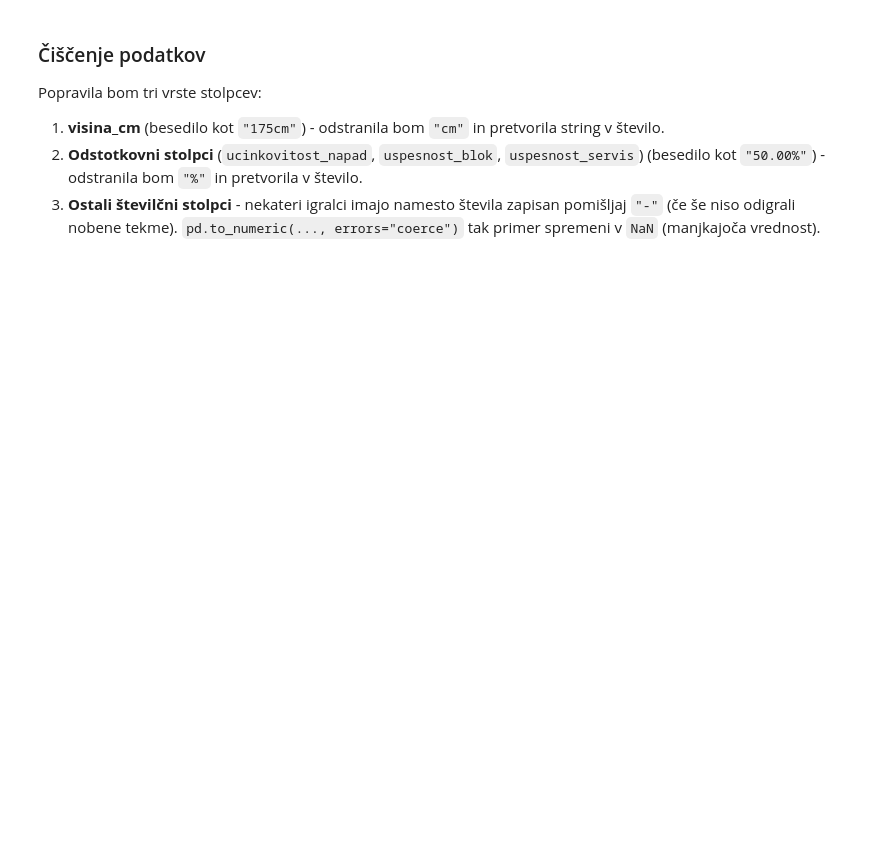
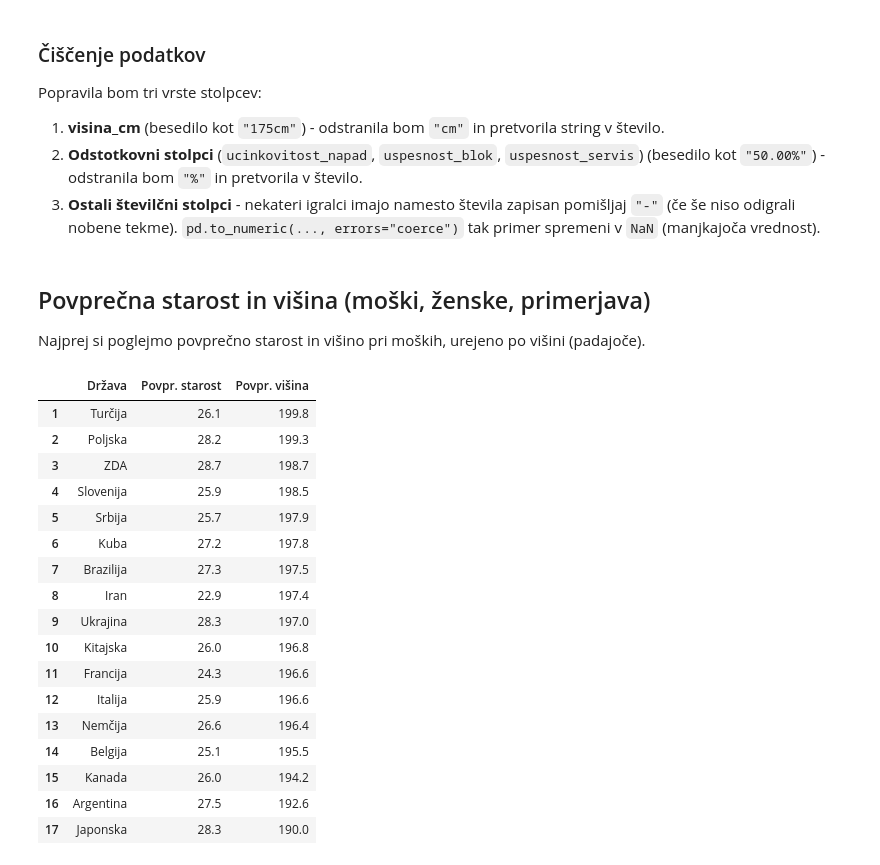
Before and after one commit to mijastijepic/UVP_projektna_naloga, a Jupyter notebook: analiza_podatkov.ipynb, the cells around one changed output. Cells and saved outputs as stored; diff of their text form; code cells hidden in the pictures; blank space fills up the shorter version.

```diff
--- a/analiza_podatkov.ipynb
+++ b/analiza_podatkov.ipynb
@@ -55,3 +55,39 @@ stolpci_stevilke = [
 ]
 for stolpec in stolpci_stevilke:
     igralci[stolpec] = pd.to_numeric(igralci[stolpec], errors="coerce")
+# %% [markdown]
+## Povprečna starost in višina (moški, ženske, primerjava)
+
+Najprej si poglejmo povprečno starost in višino pri moških, urejeno po višini (padajoče).
+# %%
+moski_starost = (
+    igralci[igralci["spol"] == "M"]
+    .groupby("drzava")[["starost", "visina_cm"]]
+    .mean()
+    .round(1)
+    .sort_values(by="visina_cm", ascending=False)
+)
+
+moski_starost_tabela = moski_starost.reset_index()
+moski_starost_tabela.index += 1
+moski_starost_tabela.columns = ["Država", "Povpr. starost", "Povpr. višina"]
+moski_starost_tabela
+# %% [output]
+|  | Država | Povpr. starost | Povpr. višina |
+| 1 | Turčija | 26.1 | 199.8 |
+| 2 | Poljska | 28.2 | 199.3 |
+| 3 | ZDA | 28.7 | 198.7 |
+| 4 | Slovenija | 25.9 | 198.5 |
+| 5 | Srbija | 25.7 | 197.9 |
+| 6 | Kuba | 27.2 | 197.8 |
+| 7 | Brazilija | 27.3 | 197.5 |
+| 8 | Iran | 22.9 | 197.4 |
+| 9 | Ukrajina | 28.3 | 197.0 |
+| 10 | Kitajska | 26.0 | 196.8 |
+| 11 | Francija | 24.3 | 196.6 |
+| 12 | Italija | 25.9 | 196.6 |
+| 13 | Nemčija | 26.6 | 196.4 |
+| 14 | Belgija | 25.1 | 195.5 |
+| 15 | Kanada | 26.0 | 194.2 |
+| 16 | Argentina | 27.5 | 192.6 |
+| 17 | Japonska | 28.3 | 190.0 |
```
Also changed, not shown: parts of 8 cells of this notebook.
